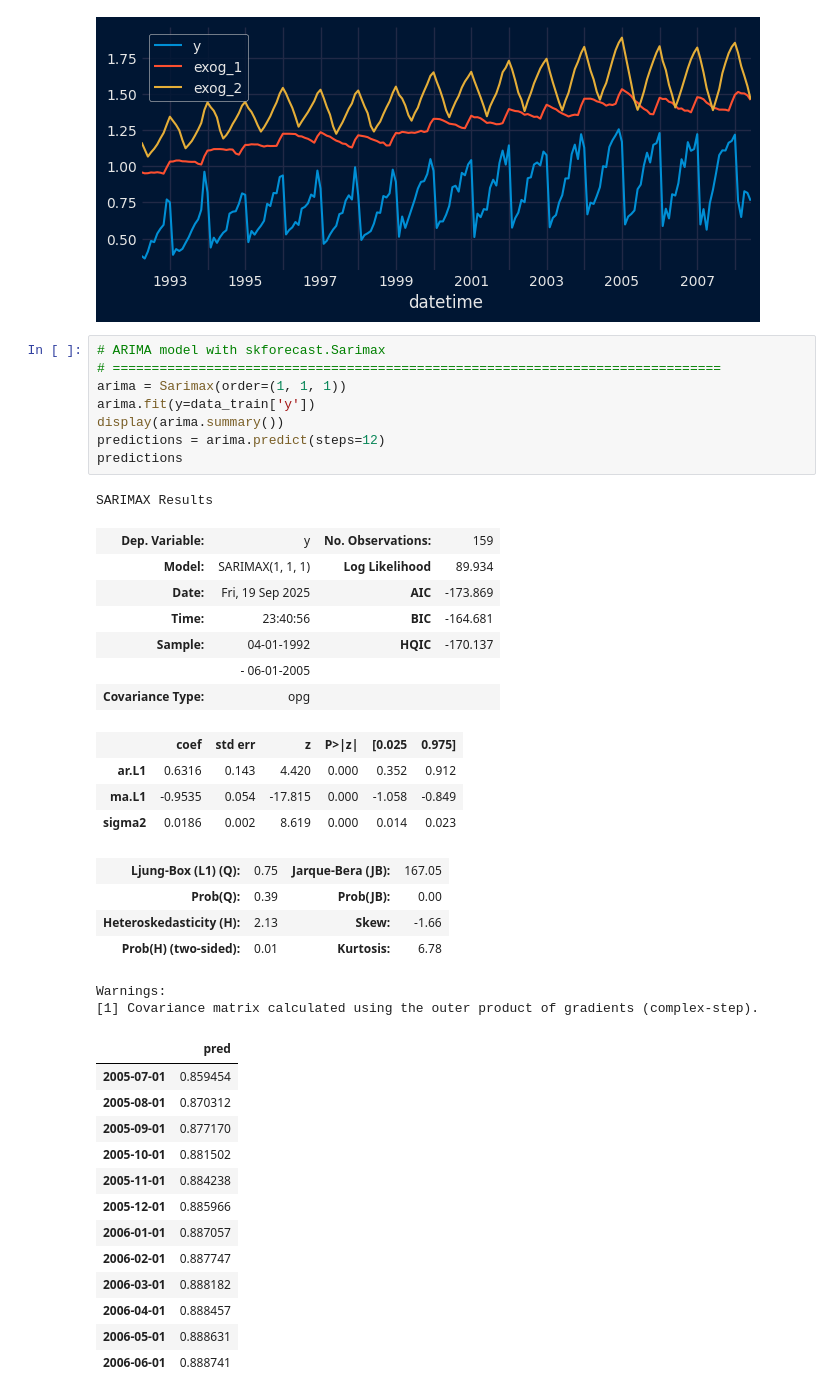
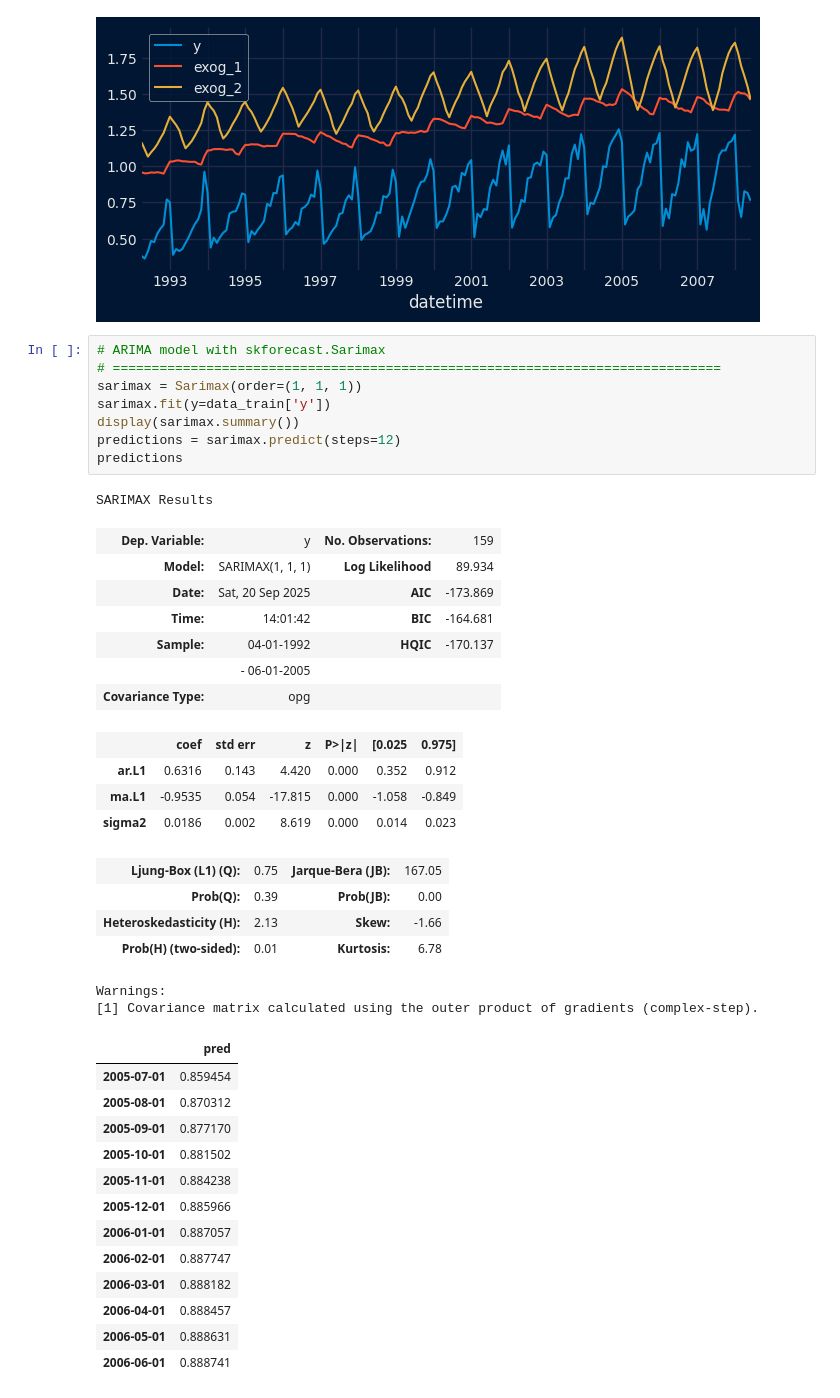
Before and after one commit to skforecast/skforecast, a Jupyter notebook: dev/arima_aeon.ipynb, the cells around one changed output. Saved outputs shown, nothing was run; the diff lists cells and outputs as text.

```diff
--- a/dev/arima_aeon.ipynb
+++ b/dev/arima_aeon.ipynb
@@ -83,17 +83,17 @@ Test dates  : 2005-07-01 00:00:00 --- 2008-06-01 00:00:00  (n=36)
 # %%
 # ARIMA model with skforecast.Sarimax
 # ==============================================================================
-arima = Sarimax(order=(1, 1, 1))
-arima.fit(y=data_train['y'])
-display(arima.summary())
-predictions = arima.predict(steps=12)
+sarimax = Sarimax(order=(1, 1, 1))
+sarimax.fit(y=data_train['y'])
+display(sarimax.summary())
+predictions = sarimax.predict(steps=12)
 predictions
 # %% [output]
 SARIMAX Results
 | Dep. Variable: | y | No. Observations: | 159 |
 | Model: | SARIMAX(1, 1, 1) | Log Likelihood | 89.934 |
-| Date: | Fri, 19 Sep 2025 | AIC | -173.869 |
-| Time: | 23:40:56 | BIC | -164.681 |
+| Date: | Sat, 20 Sep 2025 | AIC | -173.869 |
+| Time: | 14:01:42 | BIC | -164.681 |
 | Sample: | 04-01-1992 | HQIC | -170.137 |
 |  | - 06-01-2005 |  |  |
 | Covariance Type: | opg |  |  |
```
Also changed, not shown: parts of 10 cells of this notebook, 9 other files.
